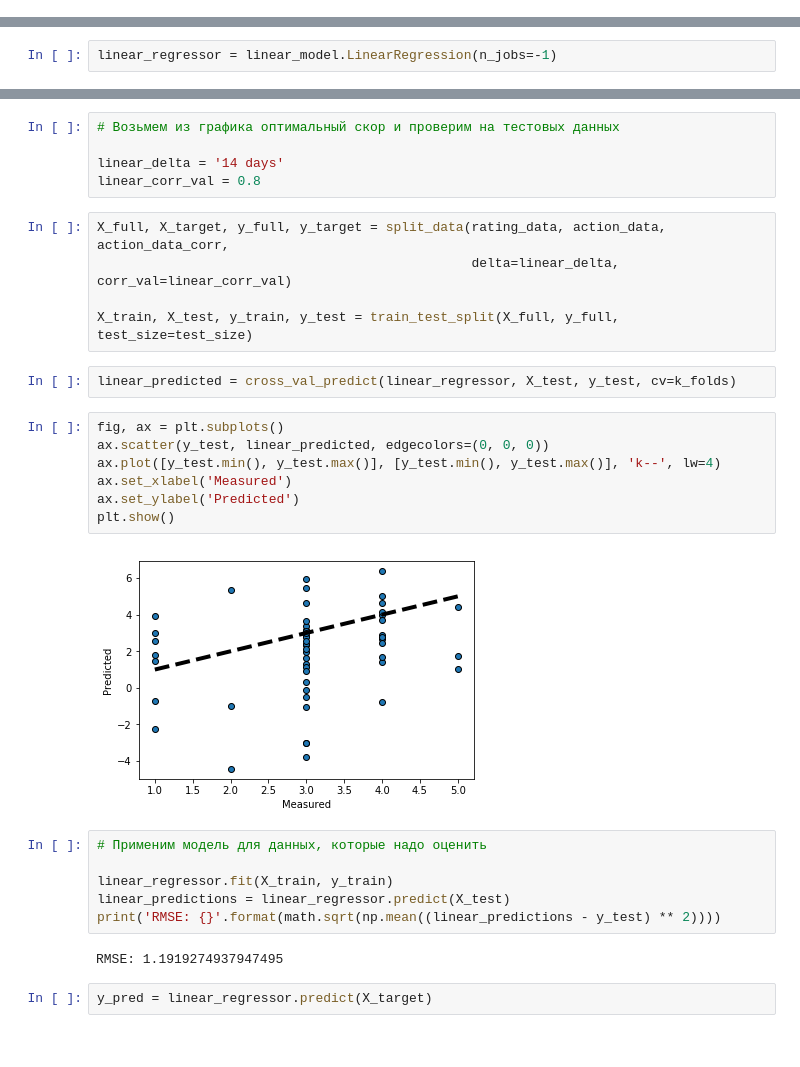
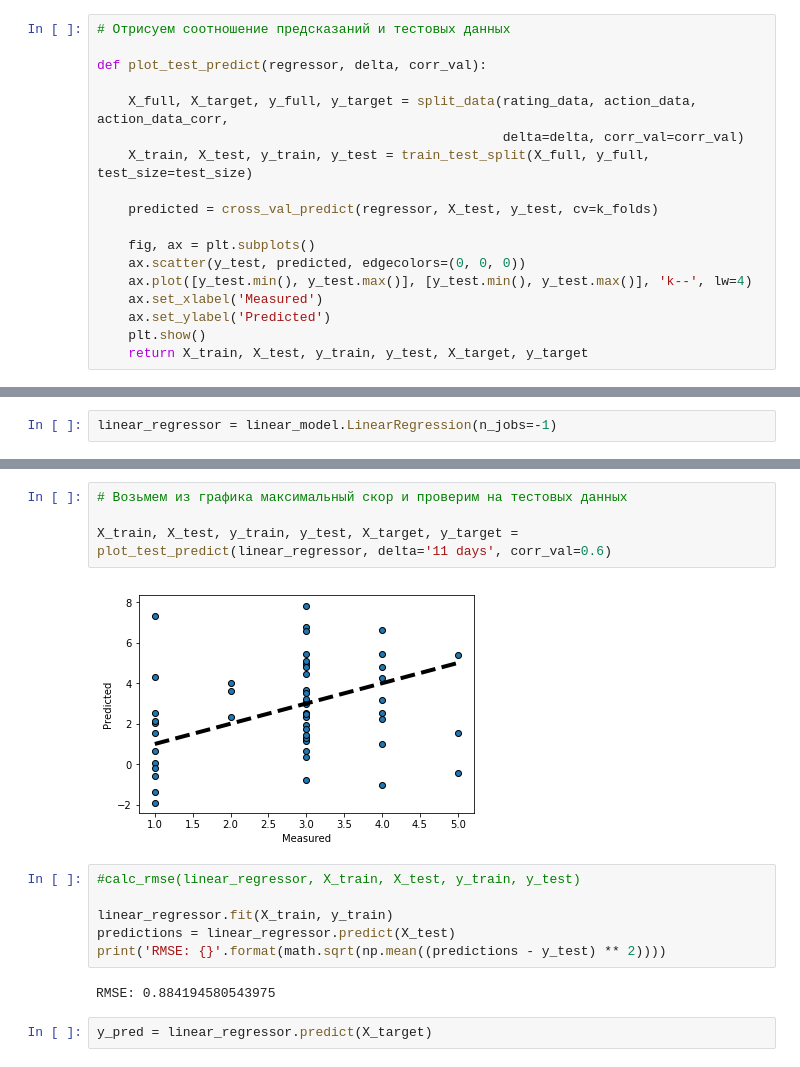
Before and after one commit to sergey-yushanov/ods-mentoring, a Jupyter notebook: 01/task-01.ipynb, the cells around one changed output, grey strips where cells are left out. Drawn from its saved outputs; the diff is of its cells as text.

```diff
--- a/01/task-01.ipynb
+++ b/01/task-01.ipynb
@@ -363,0 +426,18 @@ test_size = 0.2
+# %%
+# Отрисуем соотношение предсказаний и тестовых данных
+
+def plot_test_predict(regressor, delta, corr_val):
+
+    X_full, X_target, y_full, y_target = split_data(rating_data, action_data, action_data_corr,
+                                                    delta=delta, corr_val=corr_val)
+    X_train, X_test, y_train, y_test = train_test_split(X_full, y_full, test_size=test_size)
+
+    predicted = cross_val_predict(regressor, X_test, y_test, cv=k_folds)
+
+    fig, ax = plt.subplots()
+    ax.scatter(y_test, predicted, edgecolors=(0, 0, 0))
+    ax.plot([y_test.min(), y_test.max()], [y_test.min(), y_test.max()], 'k--', lw=4)
+    ax.set_xlabel('Measured')
+    ax.set_ylabel('Predicted')
+    plt.show()
+    return X_train, X_test, y_train, y_test, X_target, y_target
@@ -424,32 +491,17 @@ plt.show()
 # %%
-# Возьмем из графика оптимальный скор и проверим на тестовых данных
+# Возьмем из графика максимальный скор и проверим на тестовых данных
 
-linear_delta = '14 days'
-linear_corr_val = 0.8
+X_train, X_test, y_train, y_test, X_target, y_target = plot_test_predict(linear_regressor, delta='11 days', corr_val=0.6)
+# %% [output]
+[figure, added]
-# %%
-X_full, X_target, y_full, y_target = split_data(rating_data, action_data, action_data_corr,
-                                                delta=linear_delta, corr_val=linear_corr_val)
-
-X_train, X_test, y_train, y_test = train_test_split(X_full, y_full, test_size=test_size)
-# %%
-linear_predicted = cross_val_predict(linear_regressor, X_test, y_test, cv=k_folds)
-# %%
-fig, ax = plt.subplots()
-ax.scatter(y_test, linear_predicted, edgecolors=(0, 0, 0))
-ax.plot([y_test.min(), y_test.max()], [y_test.min(), y_test.max()], 'k--', lw=4)
-ax.set_xlabel('Measured')
-ax.set_ylabel('Predicted')
-plt.show()
-# %% [output]
-[figure, removed]
 # %%
-# Применим модель для данных, которые надо оценить
+#calc_rmse(linear_regressor, X_train, X_test, y_train, y_test)
 
 linear_regressor.fit(X_train, y_train)
-linear_predictions = linear_regressor.predict(X_test)
-print('RMSE: {}'.format(math.sqrt(np.mean((linear_predictions - y_test) ** 2))))
+predictions = linear_regressor.predict(X_test)
+print('RMSE: {}'.format(math.sqrt(np.mean((predictions - y_test) ** 2))))
 # %% [output]
-RMSE: 1.1919274937947495
+RMSE: 0.884194580543975
 # %%
 y_pred = linear_regressor.predict(X_target)
 # %%
```
Also changed, not shown: parts of 97 cells of this notebook, 6 other files.
